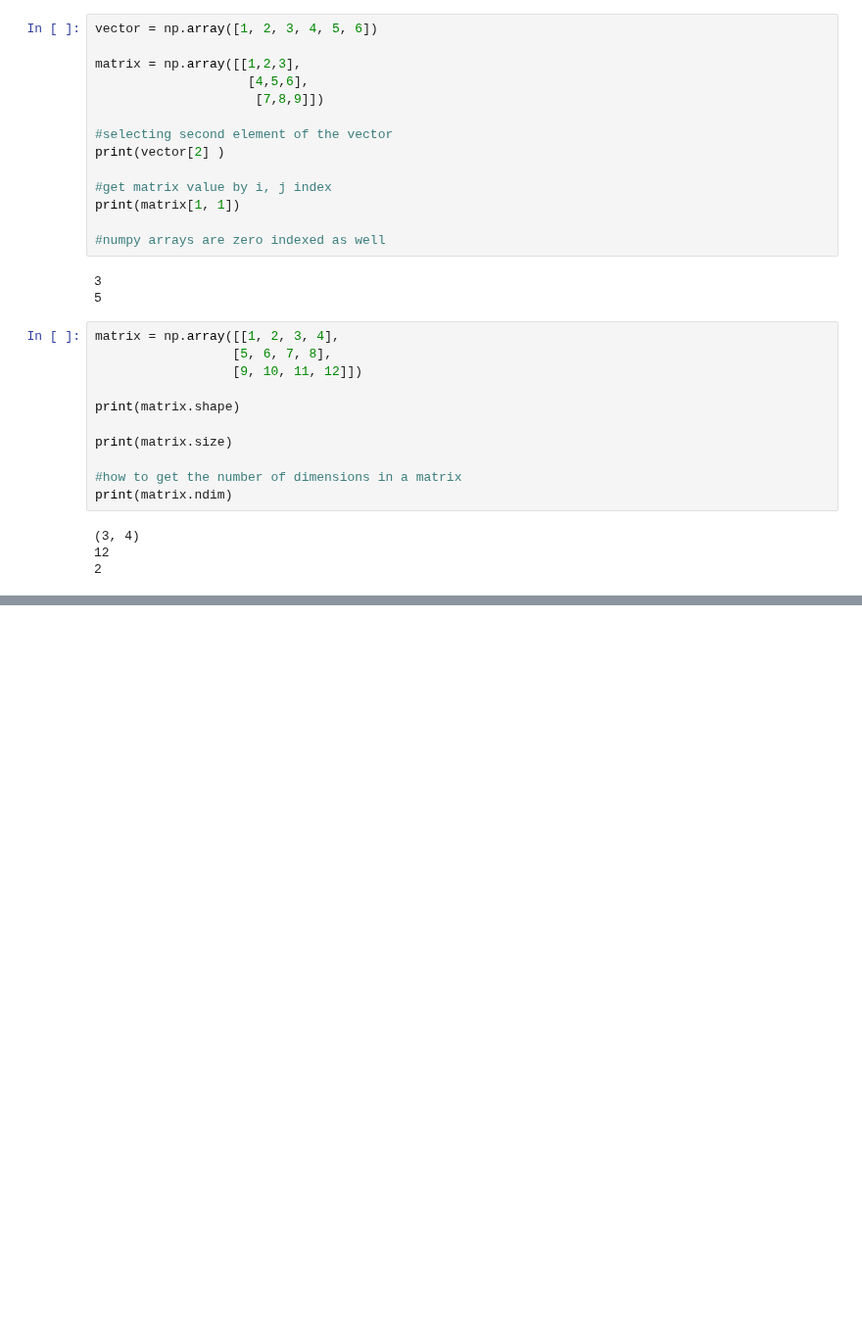
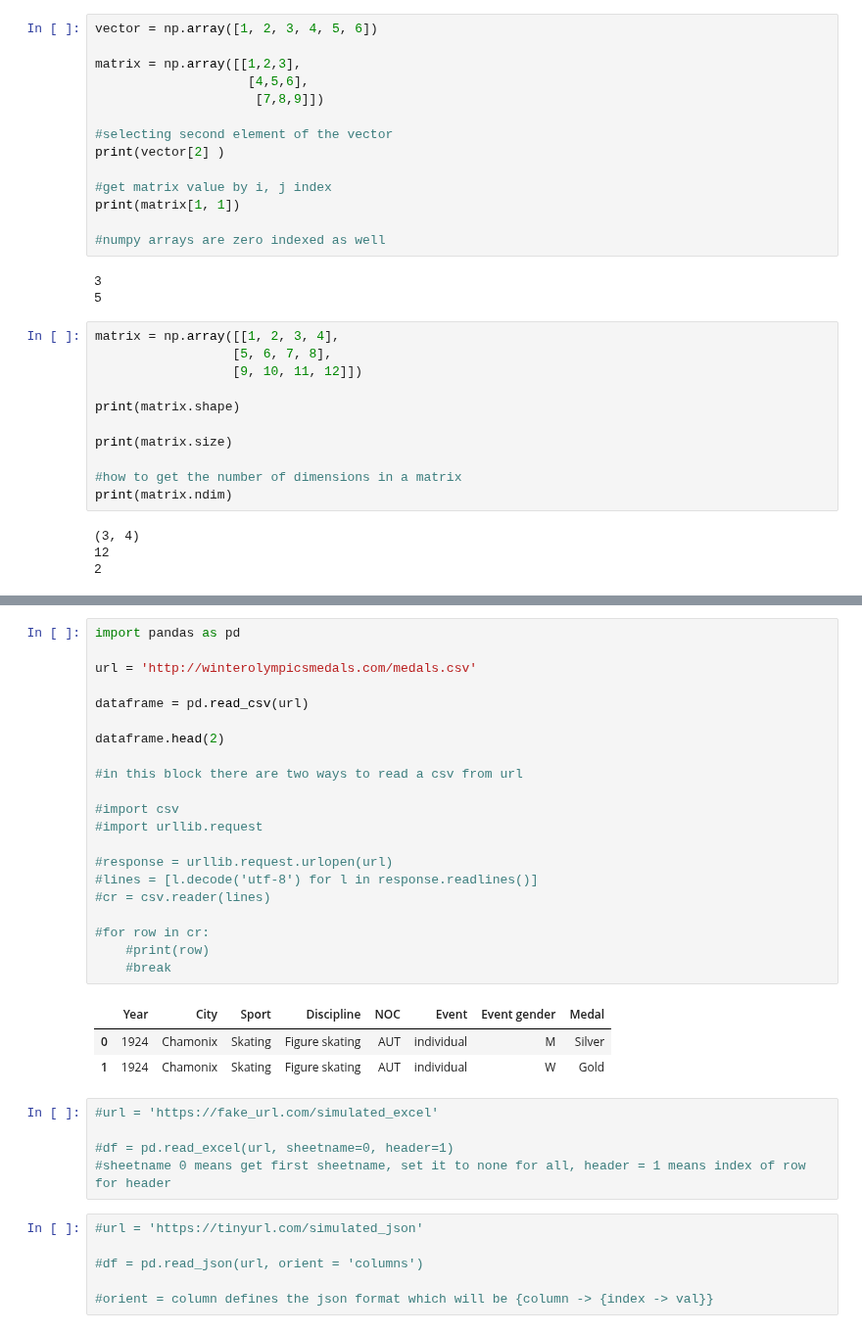
Before and after one commit to nkashyap14/ML-Notes-Exercises, a Jupyter notebook: Machine Learning with Python Cookbook.ipynb, the cells around one changed output, grey strips where cells are left out. Shown at 98% size. Drawn from its saved outputs; the diff is of its cells as text; blank space fills up the shorter version.

```diff
--- a/Machine Learning with Python Cookbook.ipynb
+++ b/Machine Learning with Python Cookbook.ipynb
@@ -91,0 +369,36 @@ array([[101, 102, 103],
+# %%
+import pandas as pd
+
+url = 'http://winterolympicsmedals.com/medals.csv'
+
+dataframe = pd.read_csv(url)
+
+dataframe.head(2)
+
+#in this block there are two ways to read a csv from url
+
+#import csv
+#import urllib.request
+
+#response = urllib.request.urlopen(url)
+#lines = [l.decode('utf-8') for l in response.readlines()]
+#cr = csv.reader(lines)
+
+#for row in cr:
+    #print(row)
+    #break
+# %% [output]
+|  | Year | City | Sport | Discipline | NOC | Event | Event gender | Medal |
+| 0 | 1924 | Chamonix | Skating | Figure skating | AUT | individual | M | Silver |
+| 1 | 1924 | Chamonix | Skating | Figure skating | AUT | individual | W | Gold |
+# %%
+#url = 'https://fake_url.com/simulated_excel'
+
+#df = pd.read_excel(url, sheetname=0, header=1)
+#sheetname 0 means get first sheetname, set it to none for all, header = 1 means index of row for header
+# %%
+#url = 'https://tinyurl.com/simulated_json'
+
+#df = pd.read_json(url, orient = 'columns')
+
+#orient = column defines the json format which will be {column -> {index -> val}}
```
Also changed, not shown: parts of 57 cells of this notebook.
